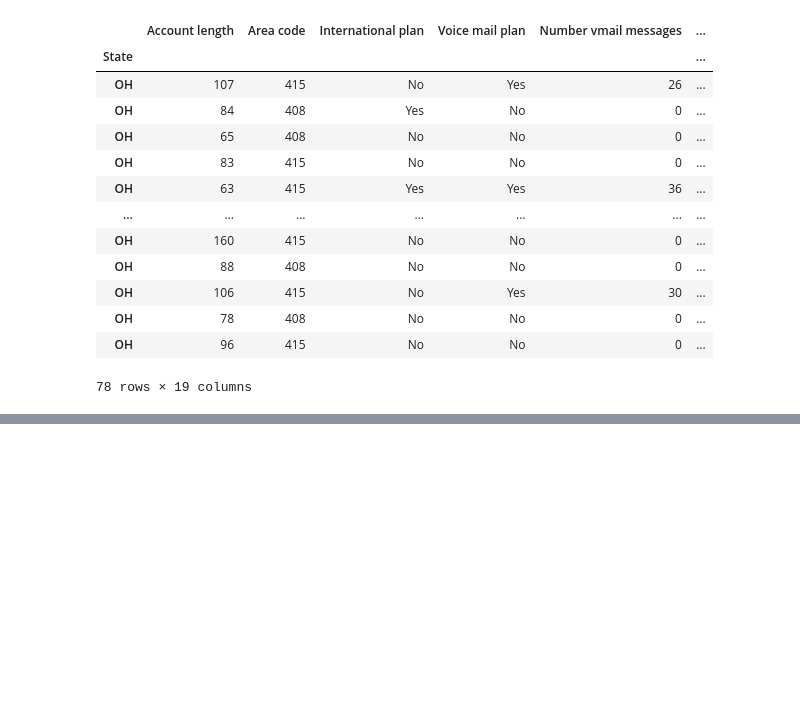
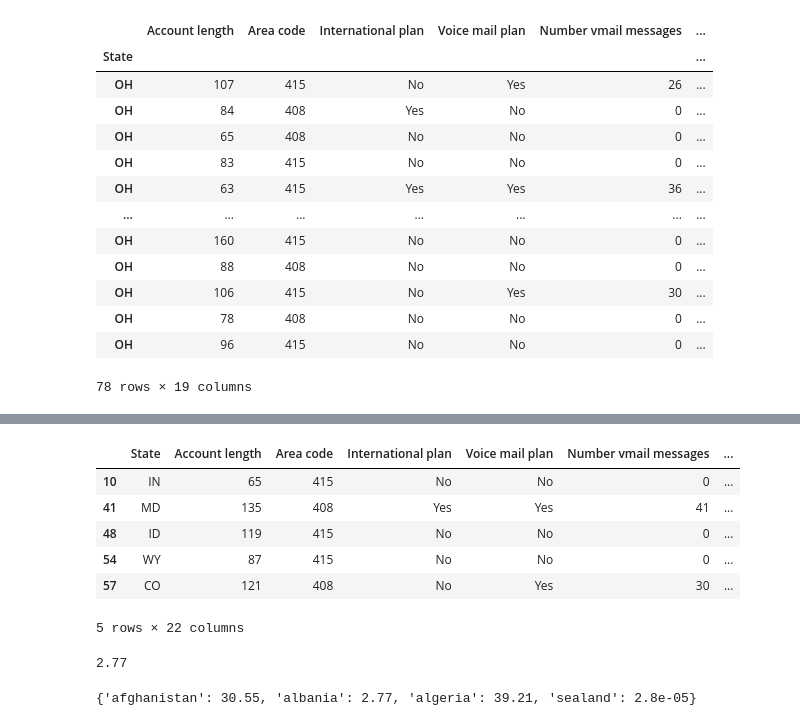
Before and after one commit to gabbycjames/BootcampPortfolio, a Jupyter notebook: Intro to Python II.ipynb, the cells around one changed output, grey strips where cells are left out. Saved outputs shown, nothing was run; the diff lists cells and outputs as text; code cells hidden in the pictures; blank space fills up the shorter version.

```diff
--- a/Intro to Python II.ipynb
+++ b/Intro to Python II.ipynb
@@ -480,0 +544,4 @@ state.loc['OH']
+# %%
+# Creating Calculated Columns
+df['New Column'] = df['Total night minutes'] + df['Total intl minutes']
+df.head()
@@ -480,0 +556,19 @@ state.loc['OH']
+# %%
+# Updating an entire column
+df['New Column'] = 100 # Makes every index in the column equal to 100.
+# %%
+# Updating a single value in a column
+df.iloc[0,-1] = 10 # change the first value in the last column to 10.
+# %%
+# Using the Apply function
+# EX: Change the Churn column from True/False to 1/0
+df['Churn Binary'] = df['Churn'].apply(lambda x: 1 if x==True else 0) #lambda iterates through the col
+df[df['Churn']==True].head()
+# %% [output]
+|  | State | Account length | Area code | International plan | Voice mail plan | Number vmail messages | ... |
+| 10 | IN | 65 | 415 | No | No | 0 | ... |
+| 41 | MD | 135 | 408 | Yes | Yes | 41 | ... |
+| 48 | ID | 119 | 415 | No | No | 0 | ... |
+| 54 | WY | 87 | 415 | No | No | 0 | ... |
+| 57 | CO | 121 | 408 | No | Yes | 30 | ... |
+5 rows × 22 columns
@@ -480,0 +579,9 @@ state.loc['OH']
+# %%
+# Creating a dictionary
+pop = [30.55, 2.77, 39.21]
+countries = ["afghanistan", "albania", "algeria"]
+# Use the above lists to create a dictionary
+world = {"afghanistan": 30.55, "albania": 2.77, "algeria": 39.21}
+world["albania"] # Use the key to get the value
+# %% [output]
+2.77
@@ -480,0 +593,4 @@ state.loc['OH']
+# %%
+print(world)
+# %% [output]
+{'afghanistan': 30.55, 'albania': 2.77, 'algeria': 39.21, 'sealand': 2.8e-05}
```
Also changed, not shown: parts of 9 cells of this notebook, 1 other file.
